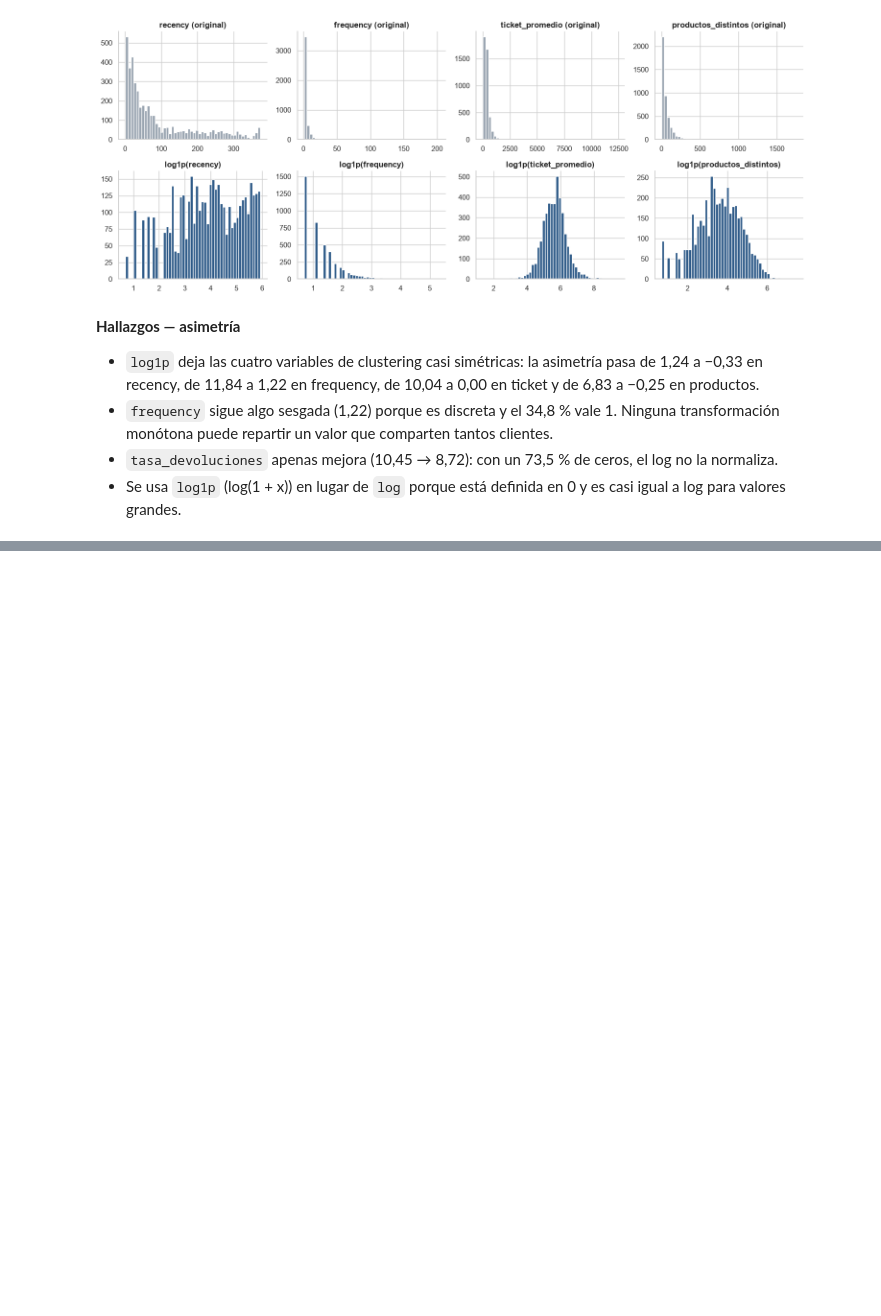
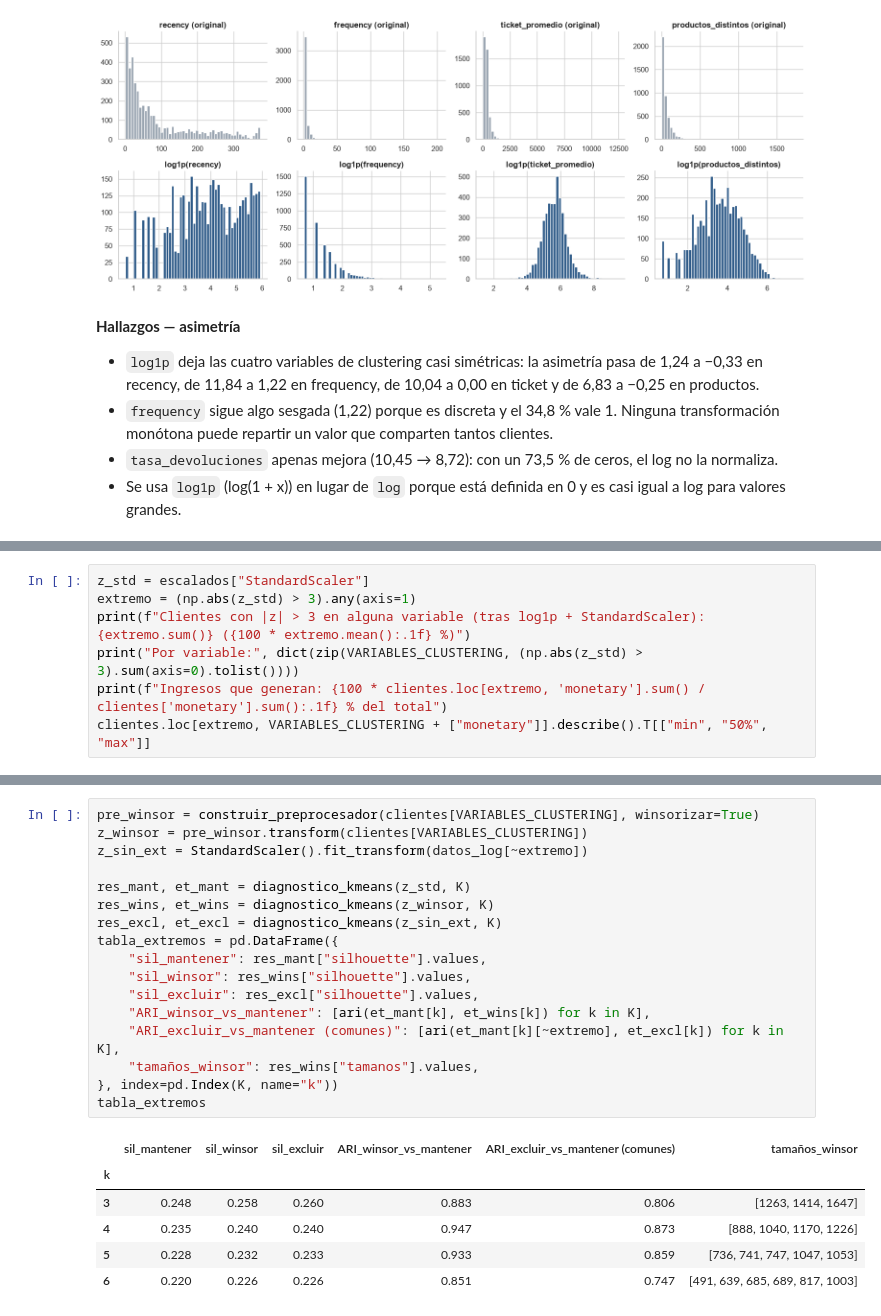
Before and after one commit to Andres766/proeyecto-mineria-de-datos, a Jupyter notebook: notebooks/02_features.ipynb, the cells around one changed output, grey strips where cells are left out. Cells and saved outputs as stored; diff of their text form; blank space fills up the shorter version.

```diff
--- a/notebooks/02_features.ipynb
+++ b/notebooks/02_features.ipynb
@@ -316,0 +378,7 @@ plt.show()
+# %%
+z_std = escalados["StandardScaler"]
+extremo = (np.abs(z_std) > 3).any(axis=1)
+print(f"Clientes con |z| > 3 en alguna variable (tras log1p + StandardScaler): {extremo.sum()} ({100 * extremo.mean():.1f} %)")
+print("Por variable:", dict(zip(VARIABLES_CLUSTERING, (np.abs(z_std) > 3).sum(axis=0).tolist())))
+print(f"Ingresos que generan: {100 * clientes.loc[extremo, 'monetary'].sum() / clientes['monetary'].sum():.1f} % del total")
+clientes.loc[extremo, VARIABLES_CLUSTERING + ["monetary"]].describe().T[["min", "50%", "max"]]
@@ -316,0 +412,24 @@ plt.show()
+# %%
+pre_winsor = construir_preprocesador(clientes[VARIABLES_CLUSTERING], winsorizar=True)
+z_winsor = pre_winsor.transform(clientes[VARIABLES_CLUSTERING])
+z_sin_ext = StandardScaler().fit_transform(datos_log[~extremo])
+
+res_mant, et_mant = diagnostico_kmeans(z_std, K)
+res_wins, et_wins = diagnostico_kmeans(z_winsor, K)
+res_excl, et_excl = diagnostico_kmeans(z_sin_ext, K)
+tabla_extremos = pd.DataFrame({
+    "sil_mantener": res_mant["silhouette"].values,
+    "sil_winsor": res_wins["silhouette"].values,
+    "sil_excluir": res_excl["silhouette"].values,
+    "ARI_winsor_vs_mantener": [ari(et_mant[k], et_wins[k]) for k in K],
+    "ARI_excluir_vs_mantener (comunes)": [ari(et_mant[k][~extremo], et_excl[k]) for k in K],
+    "tamaños_winsor": res_wins["tamanos"].values,
+}, index=pd.Index(K, name="k"))
+tabla_extremos
+# %% [output]
+|  | sil_mantener | sil_winsor | sil_excluir | ARI_winsor_vs_mantener | ARI_excluir_vs_mantener (comunes) | tamaños_winsor |
+| k |  |  |  |  |  |  |
+| 3 | 0.248 | 0.258 | 0.260 | 0.883 | 0.806 | [1263, 1414, 1647] |
+| 4 | 0.235 | 0.240 | 0.240 | 0.947 | 0.873 | [888, 1040, 1170, 1226] |
+| 5 | 0.228 | 0.232 | 0.233 | 0.933 | 0.859 | [736, 741, 747, 1047, 1053] |
+| 6 | 0.220 | 0.226 | 0.226 | 0.851 | 0.747 | [491, 639, 685, 689, 817, 1003] |
```
Also changed, not shown: parts of 11 cells of this notebook.
